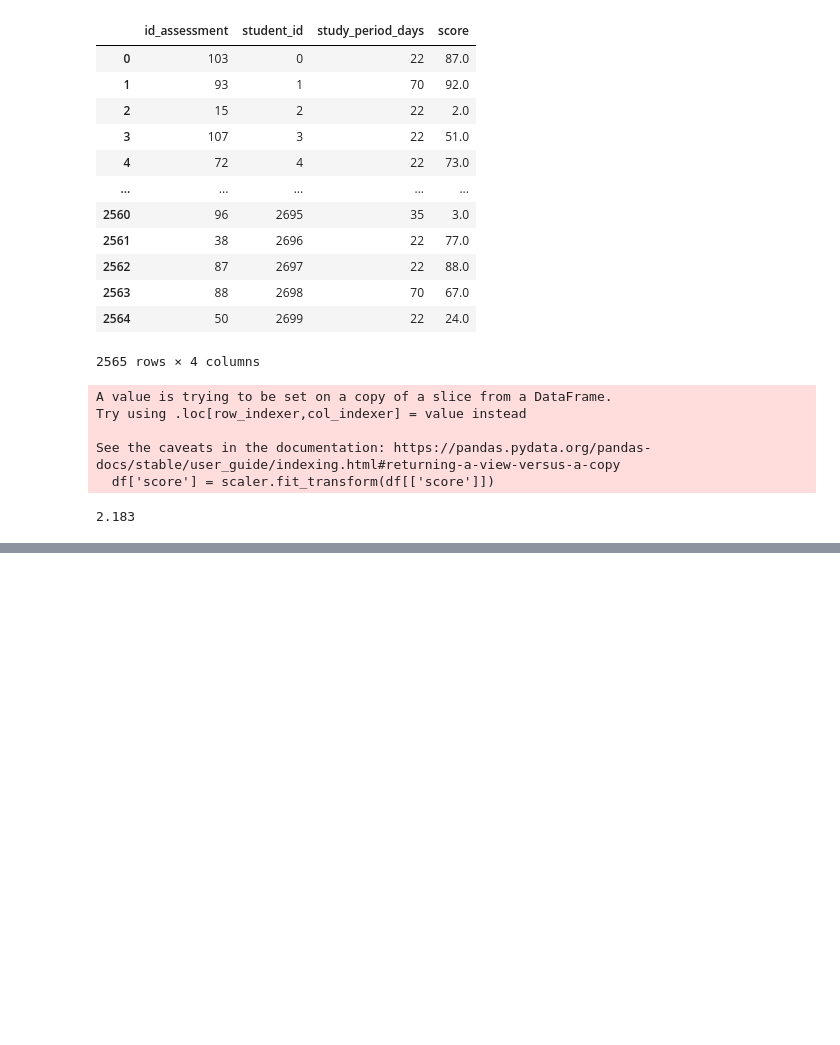
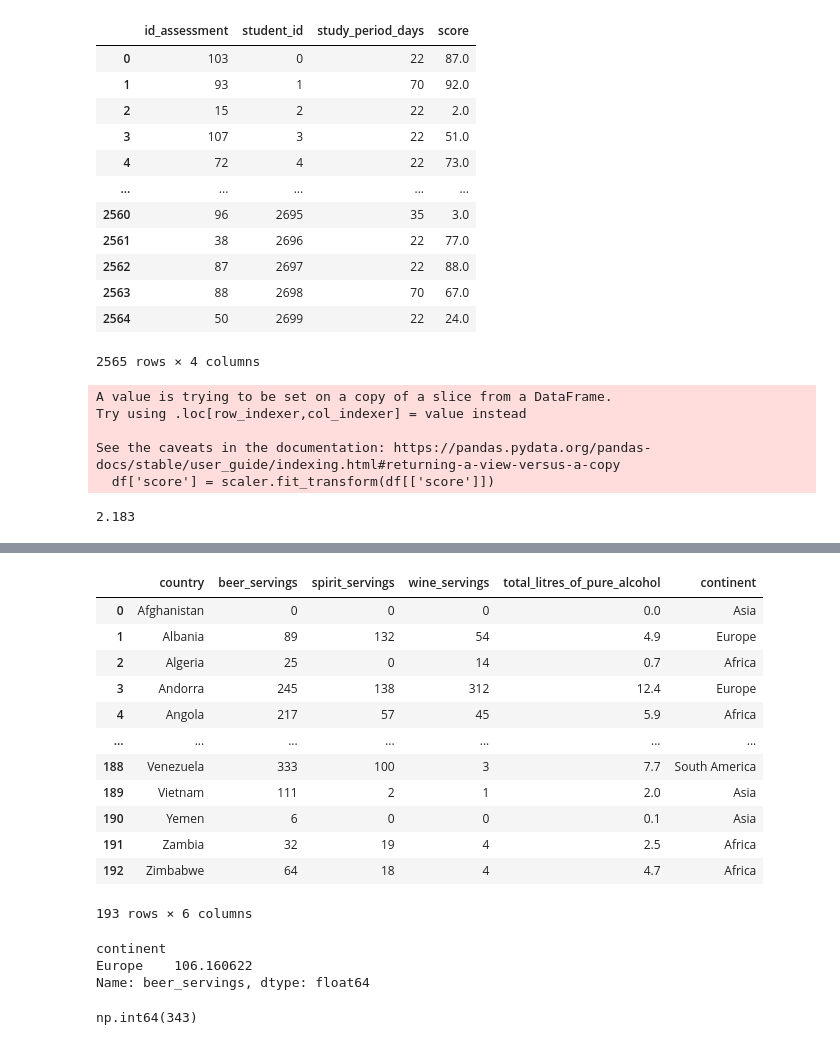
Before and after one commit to rlgus3351/-BigDataAnalyst, a Jupyter notebook: ch4/ch2.ipynb, the cells around one changed output, grey strips where cells are left out. Drawn from its saved outputs; the diff is of its cells as text; code cells hidden in the pictures; blank space fills up the shorter version.

```diff
--- a/ch4/ch2.ipynb
+++ b/ch4/ch2.ipynb
@@ -1533,0 +1957,34 @@ print(round(df['score'].max(),3))
+# %%
+import pandas as pd
+df = pd.read_csv('./ch8_data/drinks.csv')
+df
+# %% [output]
+|  | country | beer_servings | spirit_servings | wine_servings | total_litres_of_pure_alcohol | continent |
+| 0 | Afghanistan | 0 | 0 | 0 | 0.0 | Asia |
+| 1 | Albania | 89 | 132 | 54 | 4.9 | Europe |
+| 2 | Algeria | 25 | 0 | 14 | 0.7 | Africa |
+| 3 | Andorra | 245 | 138 | 312 | 12.4 | Europe |
+| 4 | Angola | 217 | 57 | 45 | 5.9 | Africa |
+| ... | ... | ... | ... | ... | ... | ... |
+| 188 | Venezuela | 333 | 100 | 3 | 7.7 | South America |
+| 189 | Vietnam | 111 | 2 | 1 | 2.0 | Asia |
+| 190 | Yemen | 6 | 0 | 0 | 0.1 | Asia |
+| 191 | Zambia | 32 | 19 | 4 | 2.5 | Africa |
+| 192 | Zimbabwe | 64 | 18 | 4 | 4.7 | Africa |
+193 rows × 6 columns
+# %%
+test = df.groupby('continent')['beer_servings'].mean()
+test
+# %% [output]
+continent
+Europe    106.160622
+Name: beer_servings, dtype: float64
+# %%
+top_continent = test.idxmax()
+cond = df['continent']==top_continent
+df = df[cond]
+
+df = df.sort_values('beer_servings',ascending=False)
+df.iloc[4,1]
+# %% [output]
+np.int64(343)
```
Also changed, not shown: parts of 90 cells of this notebook, 15 other files.
